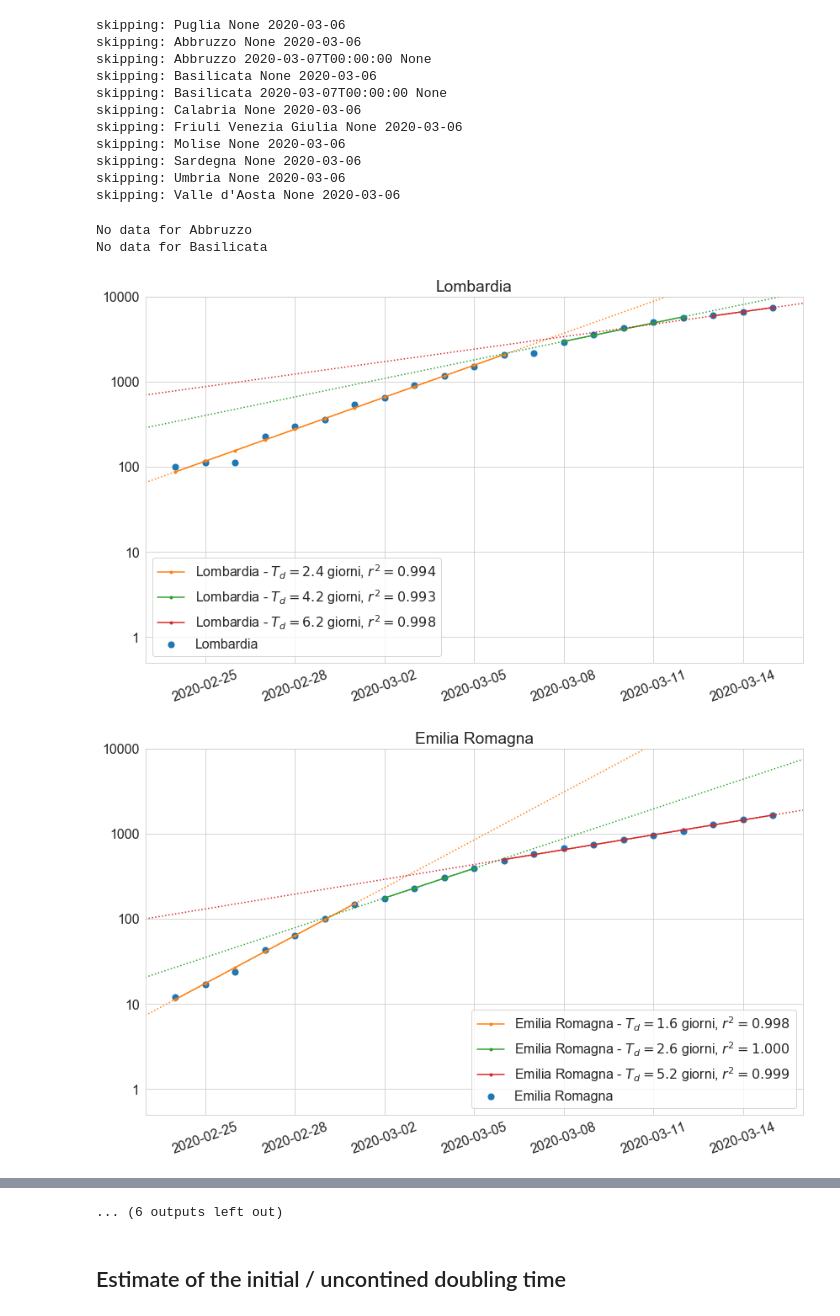
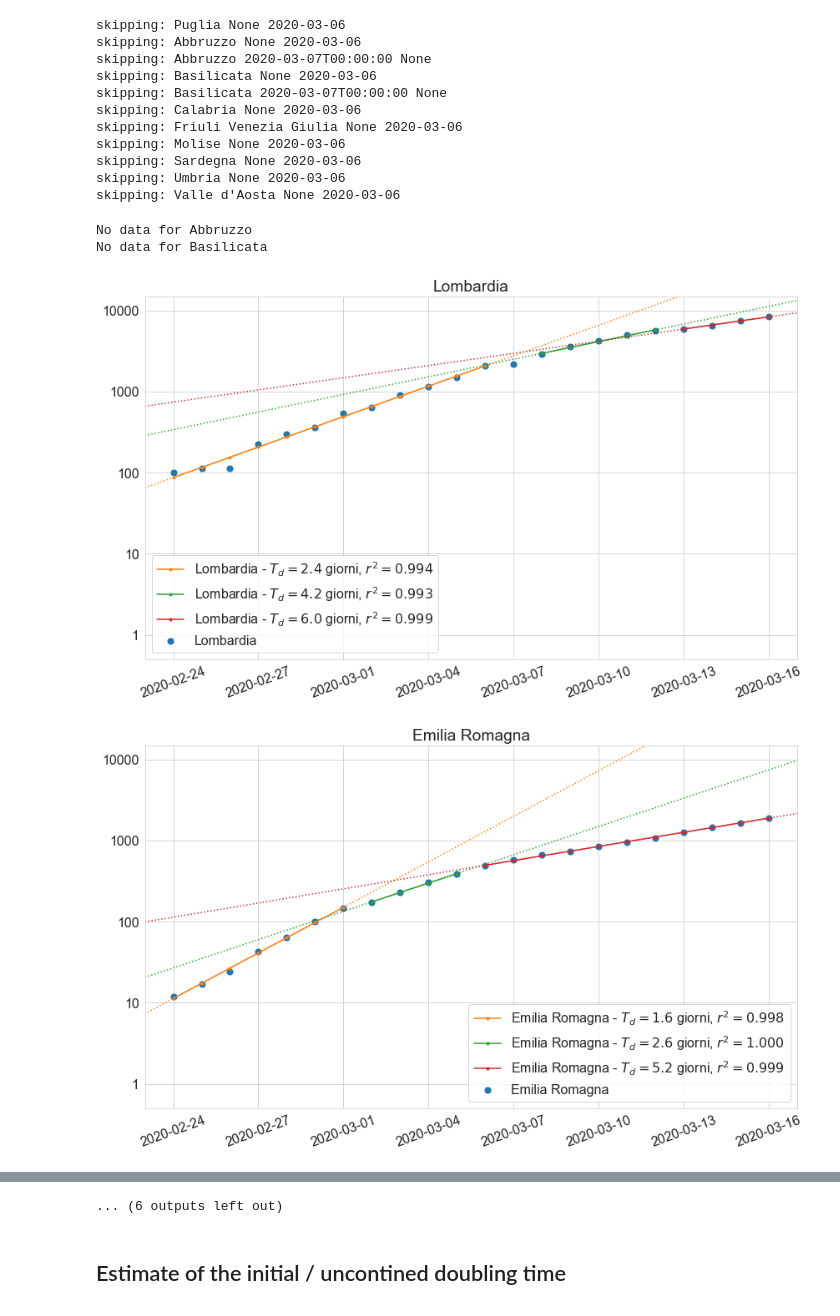
Before and after one commit to alexamici/covid-19-notebooks, a Jupyter notebook: notebooks/italy-regions-situation-report.ipynb, the cells around one changed output, grey strips where cells are left out. Saved outputs shown, nothing was run; the diff lists cells and outputs as text; code cells hidden in the pictures.

```diff
--- a/notebooks/italy-regions-situation-report.ipynb
+++ b/notebooks/italy-regions-situation-report.ipynb
@@ -64,7 +64,7 @@ START_FIT = None
 CHANGE_FIT_1 = np.datetime64('2020-03-06')
 STOP_FIT = None
 
-EXTRAPOLTATE = ('2020-02-23', '2020-03-16')
+EXTRAPOLTATE = ('2020-02-23', '2020-03-17')
 
 REGIONS_FIT_PARAMS = {
     'Lombardia': {
@@ -139,22 +139,22 @@ skipping: Valle d'Aosta None 2020-03-06
 # %%
 for region in REGIONS_FIT_PARAMS:
     for kind in ['totale_ricoverati']:
         if len(fits[region, kind]) == 0:
             print('No data for', region)
             continue
-        _, ax = plt.subplots(subplot_kw={'yscale': 'log', 'ylim': (0.5, 10000)})
+        _, ax = plt.subplots(subplot_kw={'yscale': 'log', 'ylim': (0.5, 15000)})
         select = (data_italy_regions['denominazione_regione'] == region)
         try:
             for fit, color in zip(fits[region, kind], PALETTE_ONE[1:]):
                 covid19.plot.plot_fit(ax, fit, label=region, extrapolate=EXTRAPOLTATE, color=color)
             covid19.plot.plot_data(ax, data_italy_regions[select][kind], label=region, color=PALETTE_ONE[0], date_interval=3)
             ax.set_title(region)
         except:
             pass
 
 #_ = ax.set(title=r'COVID-19 "severe" cases in Italy. Fit is $f(t) = 2 ^ \frac{t - t_0}{T_d}$, with $T_d$ doubling time and $t_0$ reference date')
 # %% [output]
 No data for Abbruzzo
 No data for Basilicata
-[figure, old version]
+[figure, new version]
-[figure, old version]
+[figure, new version]
```
Also changed, not shown: parts of 4 cells of this notebook.
